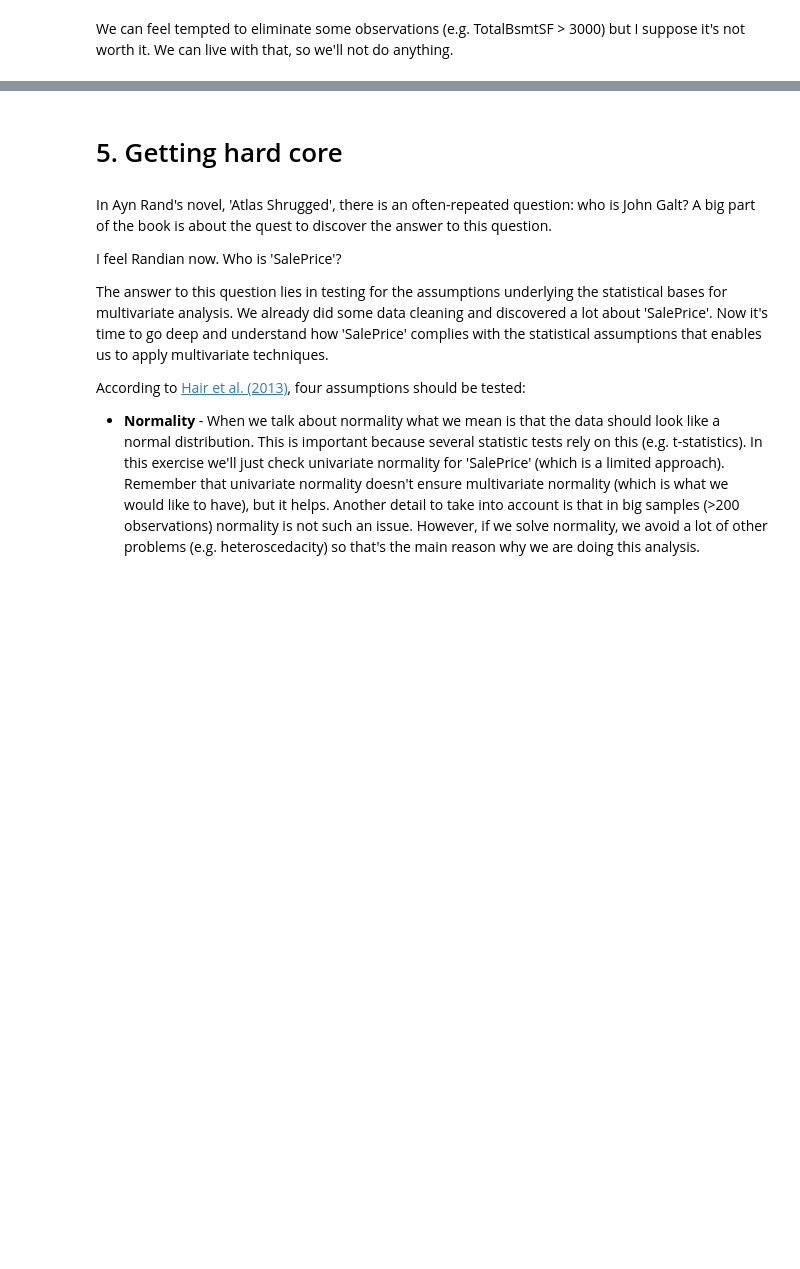
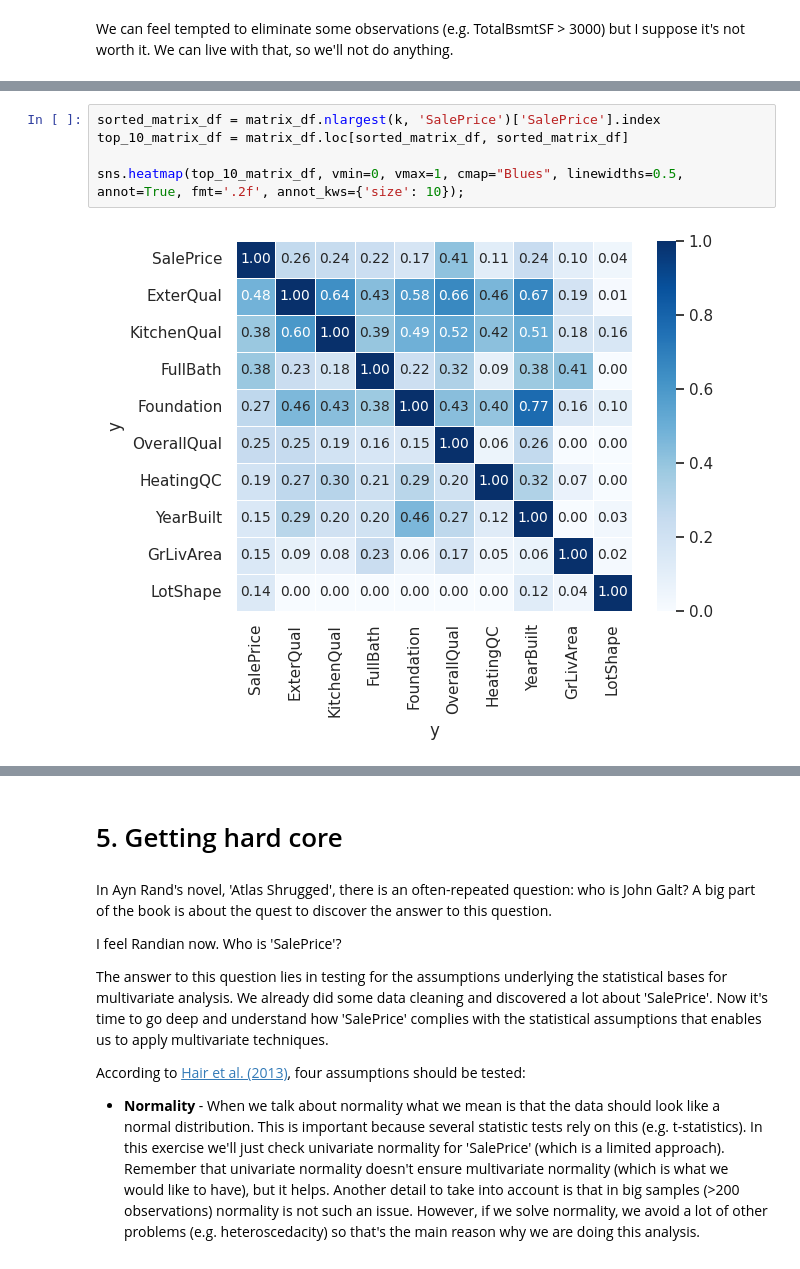
Before and after one commit to pawel-gawron/EAD-Eksploracyjna-analiza-danych, a Jupyter notebook: Lab 07 - Analiza i wstępne przetwarzanie danych/comprehensive-data-exploration-with-python.ipynb, the cells around one changed output, grey strips where cells are left out. Cells and saved outputs as stored; diff of their text form; blank space fills up the shorter version.

```diff
--- a/Lab 07 - Analiza i wstępne przetwarzanie danych/comprehensive-data-exploration-with-python.ipynb
+++ b/Lab 07 - Analiza i wstępne przetwarzanie danych/comprehensive-data-exploration-with-python.ipynb
@@ -460,0 +521,7 @@ We can feel tempted to eliminate some observations (e.g. TotalBsmtSF > 3000) but
+# %%
+sorted_matrix_df = matrix_df.nlargest(k, 'SalePrice')['SalePrice'].index
+top_10_matrix_df = matrix_df.loc[sorted_matrix_df, sorted_matrix_df]
+
+sns.heatmap(top_10_matrix_df, vmin=0, vmax=1, cmap="Blues", linewidths=0.5, annot=True, fmt='.2f', annot_kws={'size': 10});
+# %% [output]
+[figure, added]
```
Also changed, not shown: parts of 31 cells of this notebook, 7 other files.
